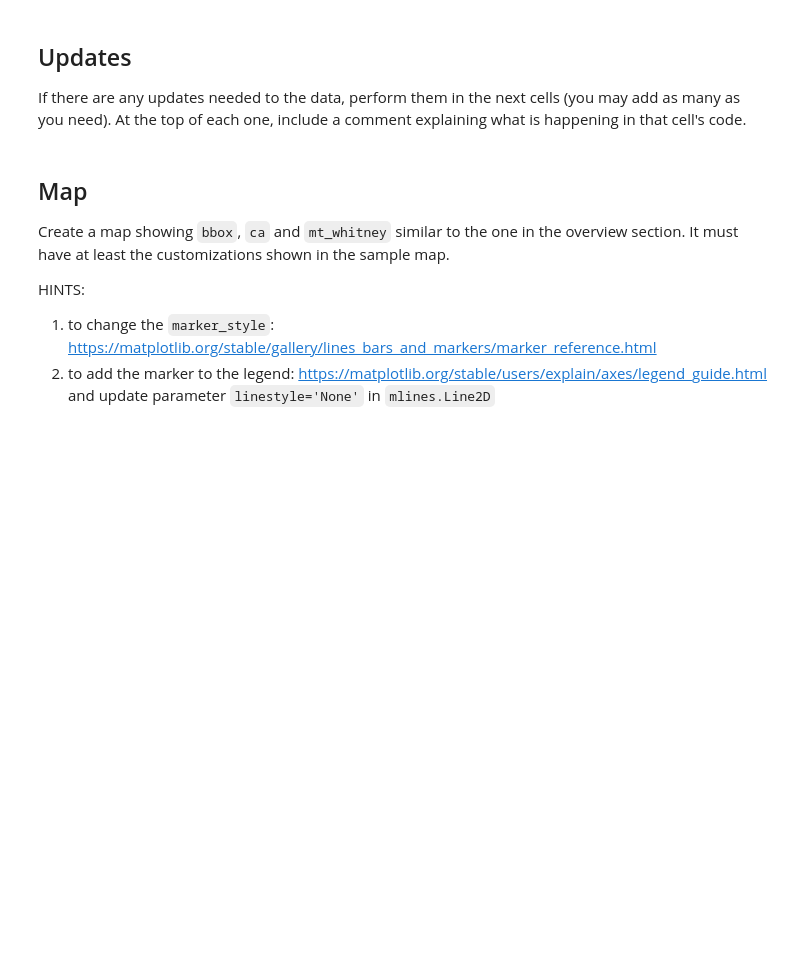
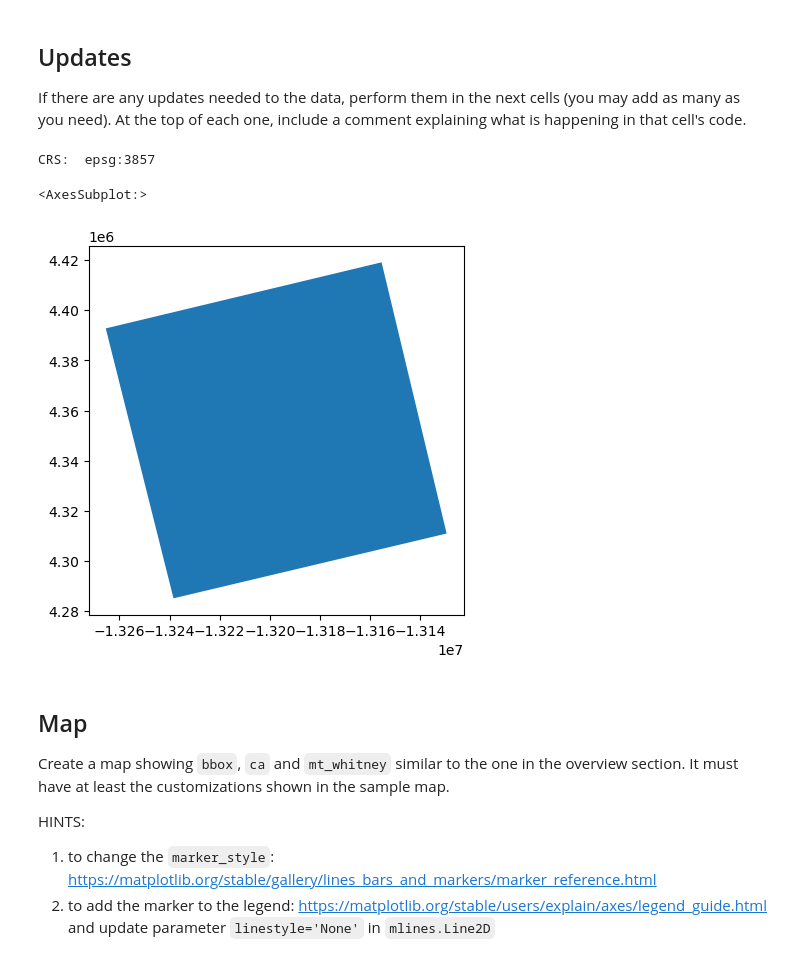
Before and after one commit to cnordheim-maestas/eds-220-hwk4, a Jupyter notebook: hwk4-task1-whitney-map.ipynb, the cells around one changed output. Saved outputs shown, nothing was run; the diff lists cells and outputs as text; code cells hidden in the pictures; blank space fills up the shorter version.

```diff
--- a/hwk4-task1-whitney-map.ipynb
+++ b/hwk4-task1-whitney-map.ipynb
@@ -128,6 +184,18 @@ If there are any updates needed to the data, perform them in the next cells (you
 At the top of each one, include a comment explaining what is happening in that cell's code.
 # %%
 # your code here
+# ensure same crs
+# change bbox to CA's CRS: WGS84 aka epsg:4326
+bbox_reprojected = bbox.to_crs(ca.crs)
+# %%
+print('CRS: ', bbox_reprojected.crs) # check the CRS
+# %% [output]
+CRS:  epsg:3857
+# %%
+bbox_reprojected.plot() # why did that make it worse??
+# %% [output]
+<AxesSubplot:>
+[figure, added]
 # %% [markdown]
 ## Map
 
```
Also changed, not shown: parts of 10 cells of this notebook.
